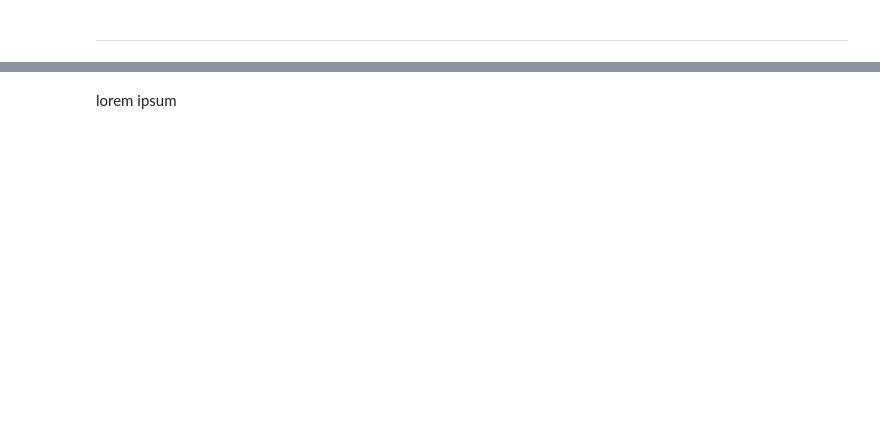
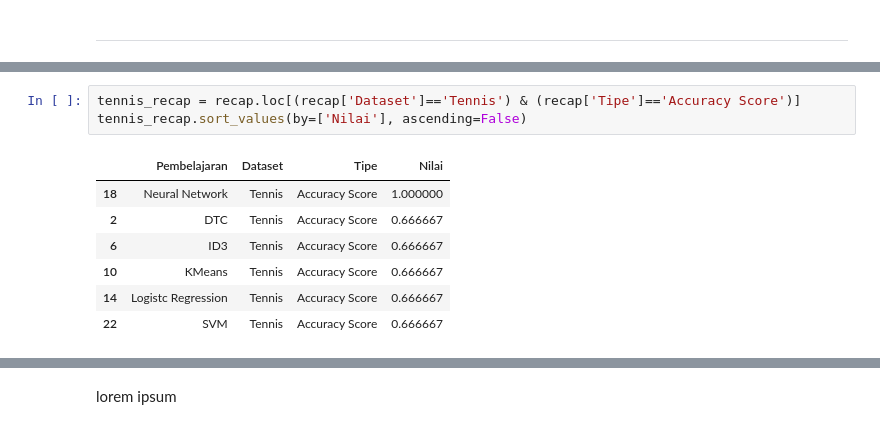
Before and after one commit to benidictusgalihmp/ML-Basic-DTL, a Jupyter notebook: src/main.ipynb, the cells around one changed output, grey strips where cells are left out. Cells and saved outputs as stored; diff of their text form; blank space fills up the shorter version.

```diff
--- a/src/main.ipynb
+++ b/src/main.ipynb
@@ -450,0 +640,11 @@ recap
+# %%
+tennis_recap = recap.loc[(recap['Dataset']=='Tennis') & (recap['Tipe']=='Accuracy Score')]
+tennis_recap.sort_values(by=['Nilai'], ascending=False)
+# %% [output]
+|  | Pembelajaran | Dataset | Tipe | Nilai |
+| 18 | Neural Network | Tennis | Accuracy Score | 1.000000 |
+| 2 | DTC | Tennis | Accuracy Score | 0.666667 |
+| 6 | ID3 | Tennis | Accuracy Score | 0.666667 |
+| 10 | KMeans | Tennis | Accuracy Score | 0.666667 |
+| 14 | Logistc Regression | Tennis | Accuracy Score | 0.666667 |
+| 22 | SVM | Tennis | Accuracy Score | 0.666667 |
```
Also changed, not shown: parts of 52 cells of this notebook, 3 other files.
